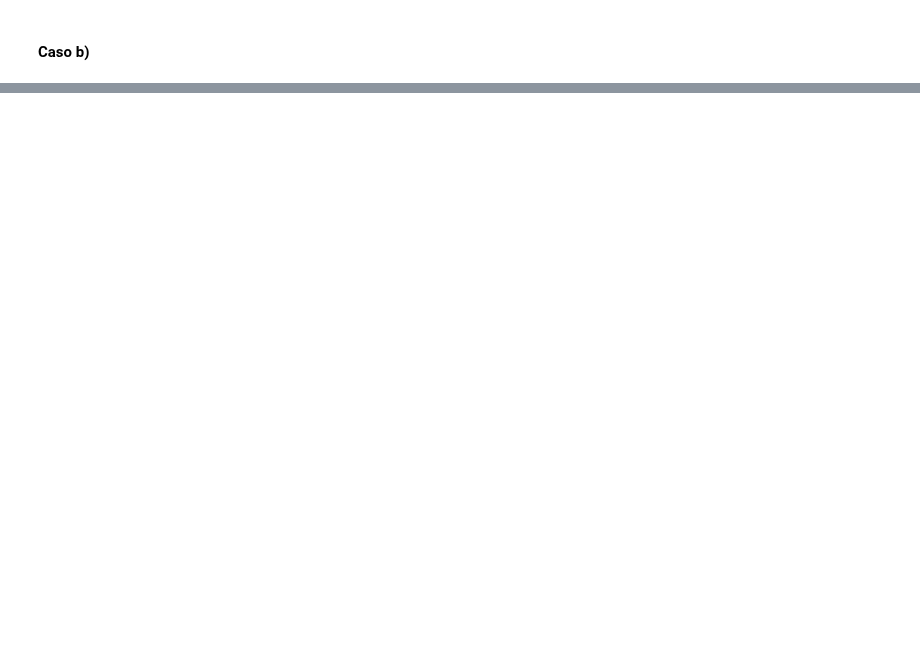
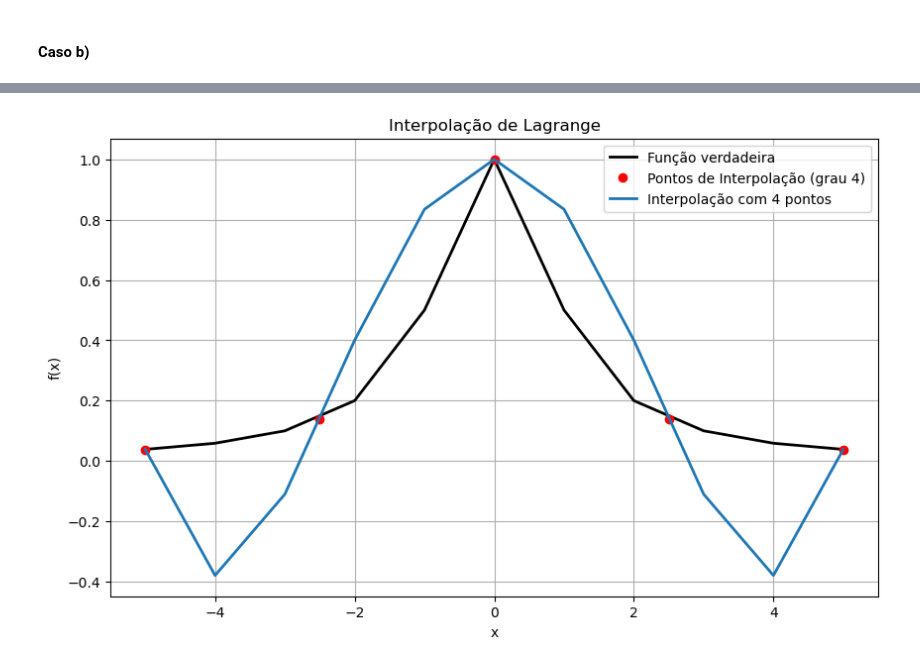
Before and after one commit to igorssant/metodos_numericos, a Jupyter notebook: interpolacao_polinomial/src/main.ipynb, the cells around one changed output, grey strips where cells are left out. Cells and saved outputs as stored; diff of their text form; code cells hidden in the pictures; blank space fills up the shorter version.

```diff
--- a/interpolacao_polinomial/src/main.ipynb
+++ b/interpolacao_polinomial/src/main.ipynb
@@ -170,0 +165,25 @@ plt.show()
+# %%
+fig = plt.figure(figsize=(10, 6))
+ax = fig.add_subplot(1, 1, 1)
+
+ax.plot(x_interpolated,
+        y_true,
+        label="Função verdadeira",
+        color="black",
+        linewidth=2)
+ax.plot(equidistant_points[0],
+        y[0],
+        'o', color='red',
+        markersize=6,
+        label=f"Pontos de Interpolação (grau {degree[0]})")
+ax.plot(x_interpolated,
+        y_interpolated[0],
+        label=f"Interpolação com {degree[0]} pontos", linewidth=2)
+ax.legend()
+ax.set_title("Interpolação de Lagrange")
+ax.set_xlabel("x")
+ax.set_ylabel("f(x)")
+plt.grid()
+plt.show()
+# %% [output]
+[figure, added]
```
Also changed, not shown: parts of 6 cells of this notebook.
